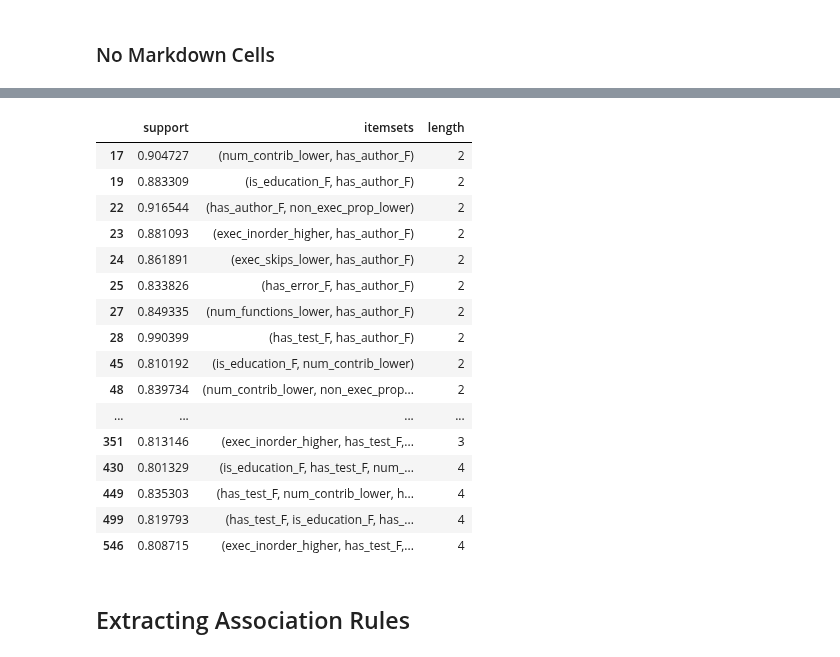
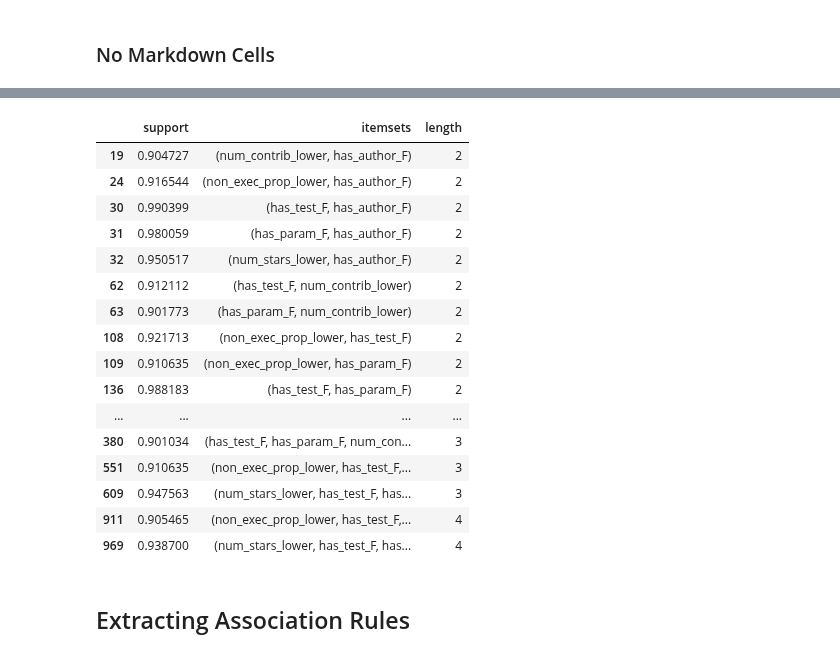
Before and after one commit to Isabel-Gan/quantifying-notebook-features, a Jupyter notebook: output/complete-runs/analysis/cat-factor-analysis.ipynb, the cells around one changed output, grey strips where cells are left out. Saved outputs shown, nothing was run; the diff lists cells and outputs as text; code cells hidden in the pictures.

```diff
--- a/output/complete-runs/analysis/cat-factor-analysis.ipynb
+++ b/output/complete-runs/analysis/cat-factor-analysis.ipynb
@@ -1009,25 +1010,25 @@ no_md_itemsets
 # %%
 # filter the itemsets
 no_md_itemsets[(no_md_itemsets['length'] >= 2) &
-              (no_md_itemsets['support'] >= 0.8)]
+              (no_md_itemsets['support'] >= 0.9)]
 # %% [output]
 |  | support | itemsets | length |
-| 17 | 0.904727 | (num_contrib_lower, has_author_F) | 2 |
-| 19 | 0.883309 | (is_education_F, has_author_F) | 2 |
-| 22 | 0.916544 | (has_author_F, non_exec_prop_lower) | 2 |
-| 23 | 0.881093 | (exec_inorder_higher, has_author_F) | 2 |
-| 24 | 0.861891 | (exec_skips_lower, has_author_F) | 2 |
-| 25 | 0.833826 | (has_error_F, has_author_F) | 2 |
-| 27 | 0.849335 | (num_functions_lower, has_author_F) | 2 |
-| 28 | 0.990399 | (has_test_F, has_author_F) | 2 |
-| 45 | 0.810192 | (is_education_F, num_contrib_lower) | 2 |
-| 48 | 0.839734 | (num_contrib_lower, non_exec_prop... | 2 |
+| 19 | 0.904727 | (num_contrib_lower, has_author_F) | 2 |
+| 24 | 0.916544 | (non_exec_prop_lower, has_author_F) | 2 |
+| 30 | 0.990399 | (has_test_F, has_author_F) | 2 |
+| 31 | 0.980059 | (has_param_F, has_author_F) | 2 |
+| 32 | 0.950517 | (num_stars_lower, has_author_F) | 2 |
+| 62 | 0.912112 | (has_test_F, num_contrib_lower) | 2 |
+| 63 | 0.901773 | (has_param_F, num_contrib_lower) | 2 |
+| 108 | 0.921713 | (non_exec_prop_lower, has_test_F) | 2 |
+| 109 | 0.910635 | (non_exec_prop_lower, has_param_F) | 2 |
+| 136 | 0.988183 | (has_test_F, has_param_F) | 2 |
 | ... | ... | ... | ... |
-| 351 | 0.813146 | (exec_inorder_higher, has_test_F,... | 3 |
-| 430 | 0.801329 | (is_education_F, has_test_F, num_... | 4 |
-| 449 | 0.835303 | (has_test_F, num_contrib_lower, h... | 4 |
-| 499 | 0.819793 | (has_test_F, is_education_F, has_... | 4 |
-| 546 | 0.808715 | (exec_inorder_higher, has_test_F,... | 4 |
+| 380 | 0.901034 | (has_test_F, has_param_F, num_con... | 3 |
+| 551 | 0.910635 | (non_exec_prop_lower, has_test_F,... | 3 |
+| 609 | 0.947563 | (num_stars_lower, has_test_F, has... | 3 |
+| 911 | 0.905465 | (non_exec_prop_lower, has_test_F,... | 4 |
+| 969 | 0.938700 | (num_stars_lower, has_test_F, has... | 4 |
 # %% [markdown]
 ## Extracting Association Rules
 # %% [markdown]
```
Also changed, not shown: parts of 28 cells of this notebook, 8 other files.
